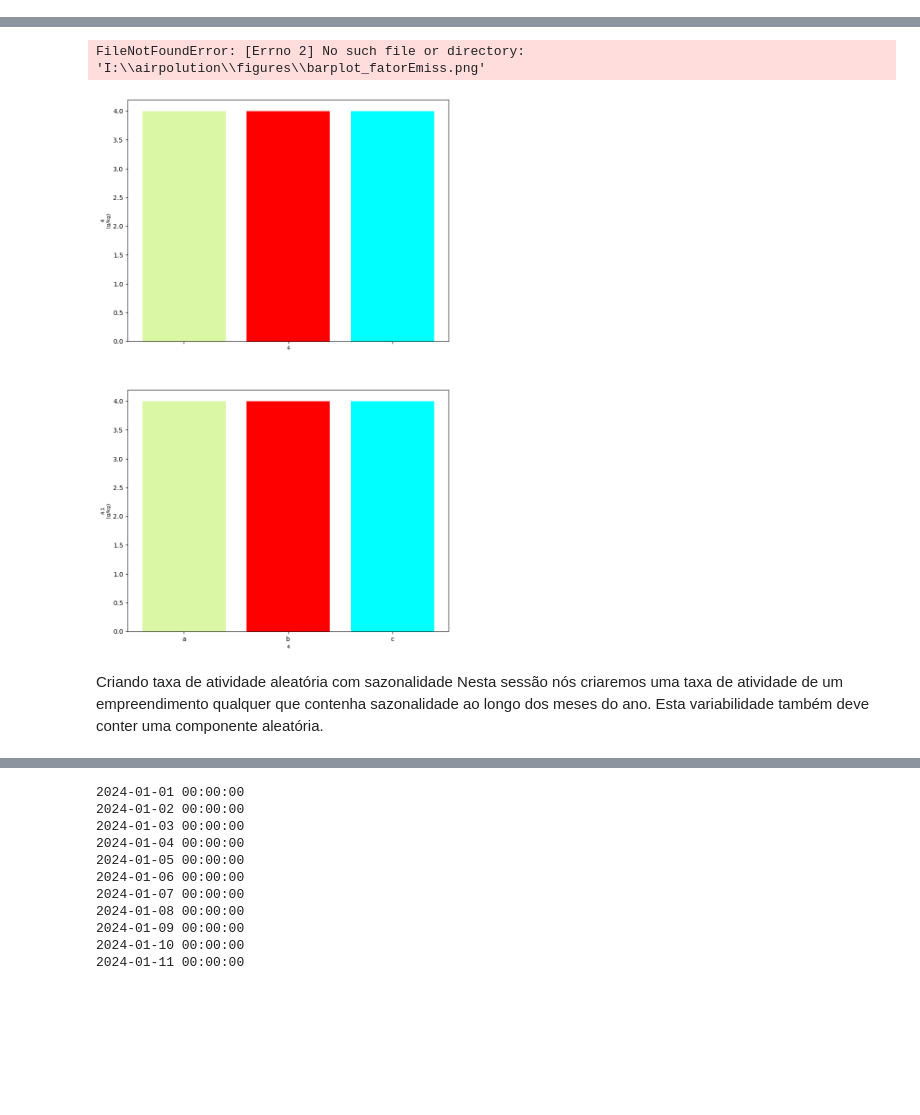
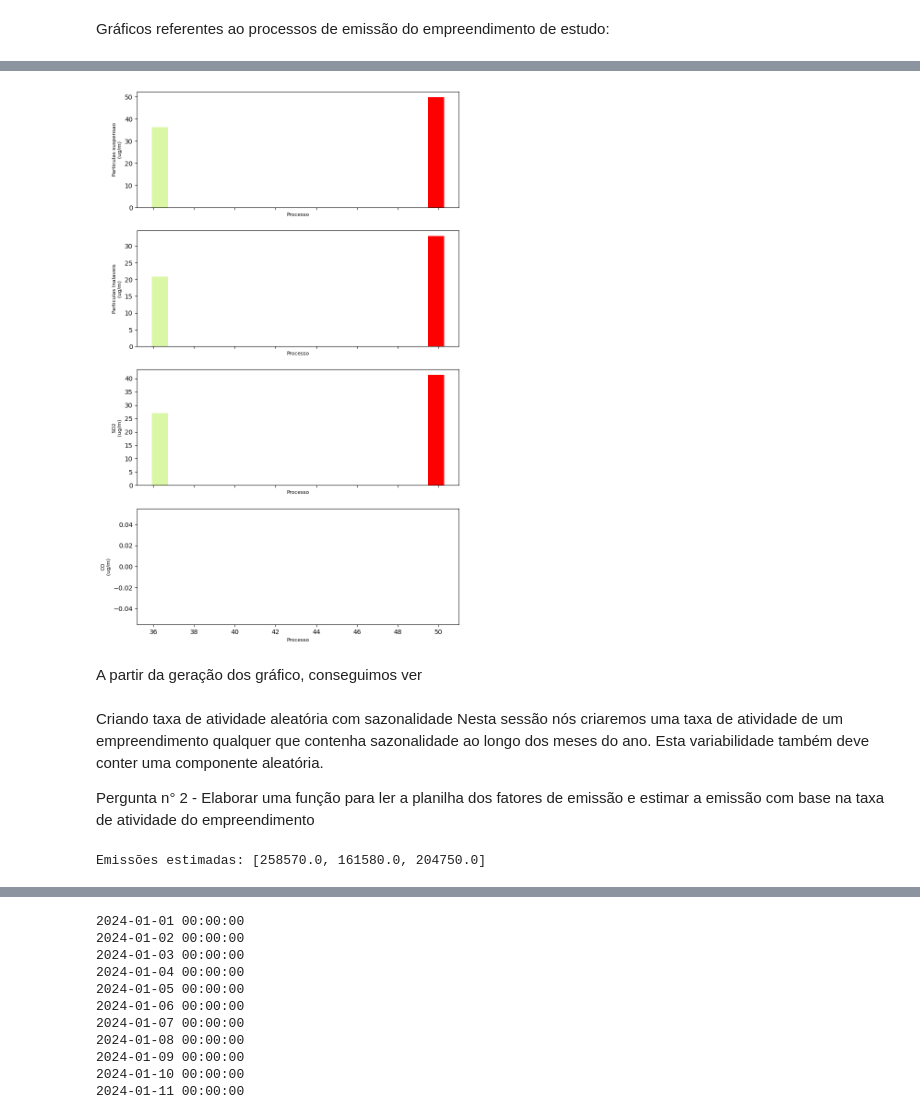
Before and after one commit to SergioStrackJunior/ENS5173_airpolution, a Jupyter notebook: Atividade01_01.ipynb, the cells around one changed output, grey strips where cells are left out. Saved outputs shown, nothing was run; the diff lists cells and outputs as text; code cells hidden in the pictures; blank space fills up the shorter version.

```diff
--- a/Atividade01_01.ipynb
+++ b/Atividade01_01.ipynb
@@ -36,9 +44,11 @@ chp_2_2.csv
+# %% [markdown]
+Gráficos referentes ao processos de emissão do empreendimento de estudo:
 # %%
 # Plotando os fatores de emissão
 import matplotlib.pyplot as plt
 
-atv = 500 # Considerando uma taxa de atividade
-emis = fe['p']*atv
+atv = 3000 # Considerando uma taxa de atividade
+emis = fe['Particulas suspensao']*atv
 
 #Somando dataframe
 print(emis.sum())
@@ -51,10 +61,10 @@ fig,ax = plt.subplots(len(fe.columns)-1,1,sharex = True,figsize=(9, 15))
 # Loop para preencher o subplot com os gráficos de barra
 for ii in range(1,len(fe.columns)):
     print(ii)
-    ax[ii-1].bar(fe['p'],fe.iloc[:,ii],color = ['#DAF7A6','red','cyan'])
-    ax[ii-1].set_xlabel('4', fontsize=8)
-    ax[ii-1].set_ylabel(fe.columns[ii]+'\n(g/kg)', fontsize=8) # Inventei a unidade
+    ax[ii-1].bar(fe['Particulas suspensao'],fe.iloc[:,ii],color = ['#DAF7A6','red','cyan'])
+    ax[ii-1].set_xlabel('Processo', fontsize=8)
+    ax[ii-1].set_ylabel(fe.columns[ii]+'\n(ug/m)', fontsize=8) # Inventei a unidade
 
 # Salva a figura na pasta figures - criar a pasta antes!!
-fig.savefig(cwd+'\\figures\\barplot_fatorEmiss.png')
+fig.savefig(cwd+'\\imagens\\barplot_fatorEmiss.png')
 # %% [output]
@@ -64,6 +76,31 @@ aaaaaaaaaaaaaaaaaaaaaaaaaaaaaaaaaaaaaaaaaaaaaaaaaaaaaaaaaaaaaaaaaaaaaaaaaaaaaaaa
-FileNotFoundError: [Errno 2] No such file or directory: 'I:\\airpolution\\figures\\barplot_fatorEmiss.png'
-[figure, old version]
+[figure, new version]
+# %% [markdown]
+A partir da geração dos gráfico, conseguimos ver
 # %% [markdown]
 Criando taxa de atividade aleatória com sazonalidade
 Nesta sessão nós criaremos uma taxa de atividade de um empreendimento qualquer que contenha sazonalidade ao longo dos meses do ano. Esta variabilidade também deve conter uma componente aleatória.
+
+Pergunta n° 2 - Elaborar uma função para ler a planilha dos fatores de emissão e estimar a emissão com base na taxa de atividade do empreendimento
+# %%
+import pandas as pd
+
+def estimar_emissao(taxa_atividade, arquivo_planilha):
+    # Ler a planilha de fatores de emissão
+    df = pd.read_csv(arquivo_planilha)
+
+   # Calcular as emissões
+    emissao0 = taxa_atividade * df['Particulas suspensao'].sum()
+    emissao1 = taxa_atividade * df['Particulas Inalaveis'].sum()
+    emissao2 = taxa_atividade * df['SO2'].sum()
+
+    # Retornar uma lista de emissões
+    return [emissao0, emissao1, emissao2]
+
+# Exemplo de uso da função
+taxa_atividade = 3000  # ton/mês taxa de atividade
+arquivo_planilha = r'I:\airpolution\tabelas\FE\chp_2_2.csv'  # caminho completo do arquivo CSV
+emissoes_estimadas = estimar_emissao(taxa_atividade, arquivo_planilha)
+print("Emissões estimadas:", emissoes_estimadas)
+# %% [output]
+Emissões estimadas: [258570.0, 161580.0, 204750.0]
 # %%
```
Also changed, not shown: parts of 10 cells of this notebook, 5 other files.
